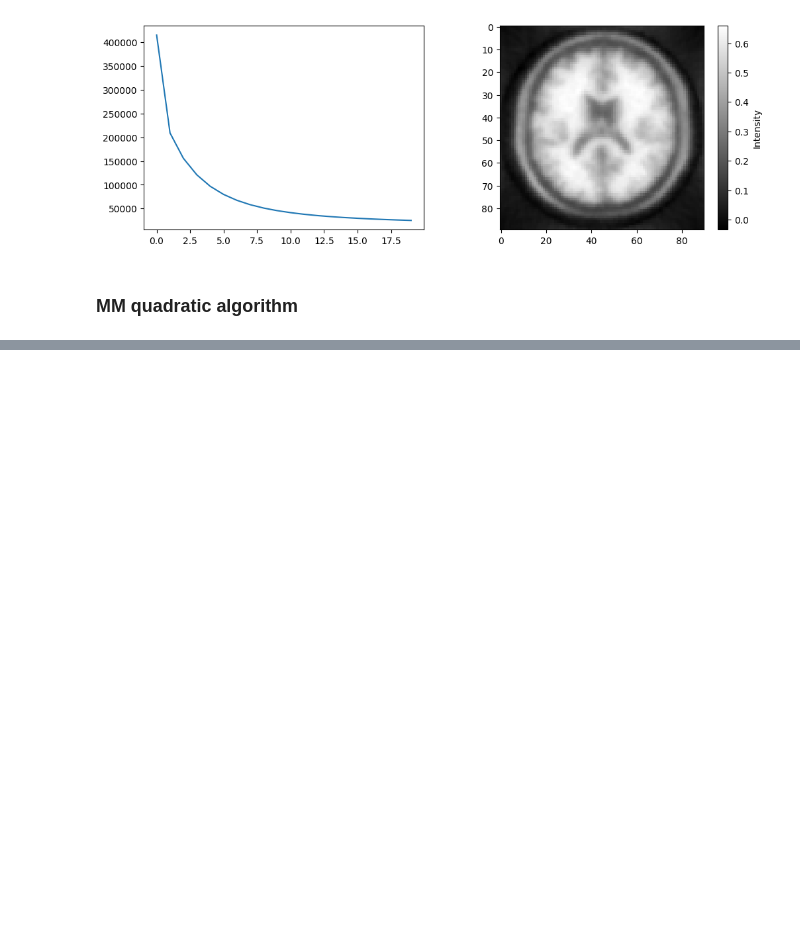
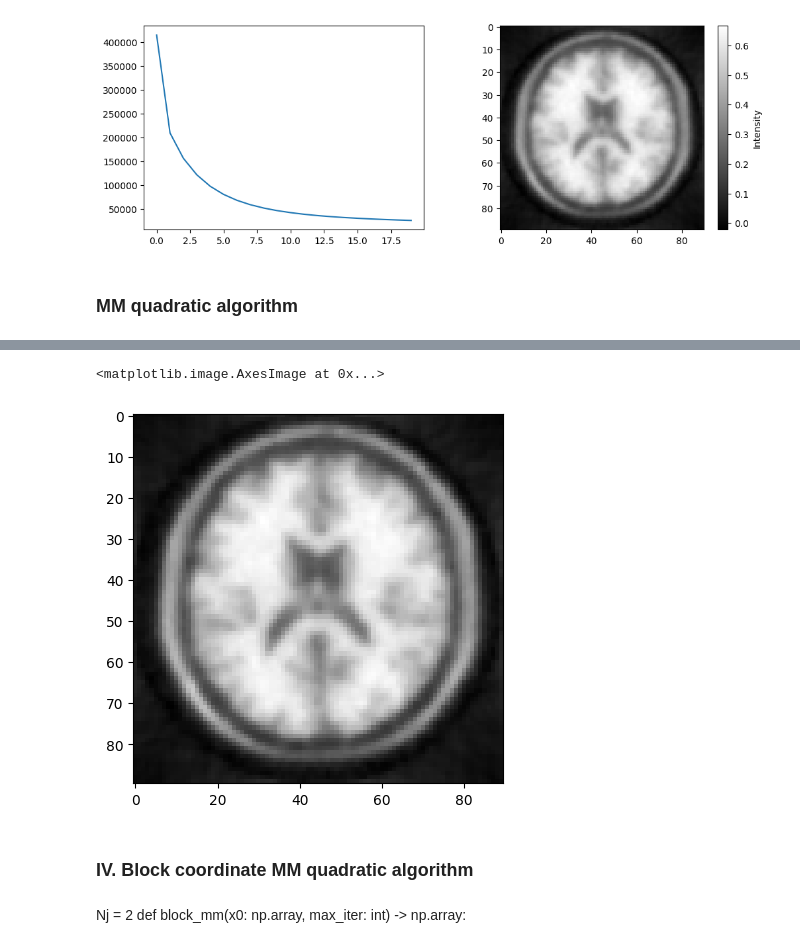
Before and after one commit to matthieuneau/optimization-lab, a Jupyter notebook: LSD_TP2_Theobald_Neau.ipynb, the cells around one changed output, grey strips where cells are left out. Saved outputs shown, nothing was run; the diff lists cells and outputs as text; code cells hidden in the pictures; blank space fills up the shorter version.

Commit message:
add 3mg algo

```diff
--- a/LSD_TP2_Theobald_Neau.ipynb
+++ b/LSD_TP2_Theobald_Neau.ipynb
@@ -195,0 +174,29 @@ def mm_algorithm(x0: np.ndarray, theta: float, max_iter: int): #theta cst over t
+# %%
+def mg_algo(x0: np.ndarray, max_iter: int) -> np.ndarray:
+    x3mg = x0
+    loss_history = []
+    x_history = []
+    D = np.zeros((N, 2))
+    for i in tqdm(range(max_iter)):
+        D[:,0] = -grad_f(x3mg)
+        A3mg = A(x3mg)
+        u = -np.linalg.pinv(D.T @ A3mg @ D) @ (D.T @ grad_f(x3mg))
+        x3mg += D @ u
+        D[:,1] = D @ u
+        loss_history.append(f(x3mg))
+        x_history.append(x3mg)
+    return x3mg, loss_history, x_history
+
+max_iter = 25
+x_3mg, loss_history_3mg, x_history_3mg = mg_algo(x0, max_iter)
+# %%
+# plt.plot(loss_history_3mg)
+plt.imshow(x_3mg.reshape((90,90), order='F'), cmap='gray')
+# %% [output]
+<matplotlib.image.AxesImage at 0x...>
+[figure, added]
+# %% [markdown]
+### IV. Block coordinate MM quadratic algorithm
+# %% [markdown]
+Nj = 2
+def block_mm(x0: np.array, max_iter: int) -> np.array:
```
Also changed, not shown: parts of 7 cells of this notebook, 1 other file.
